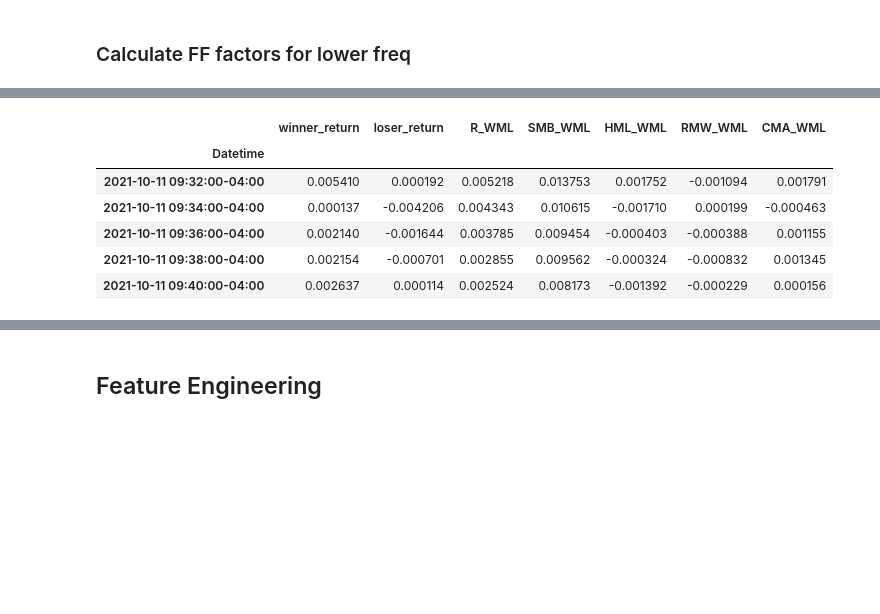
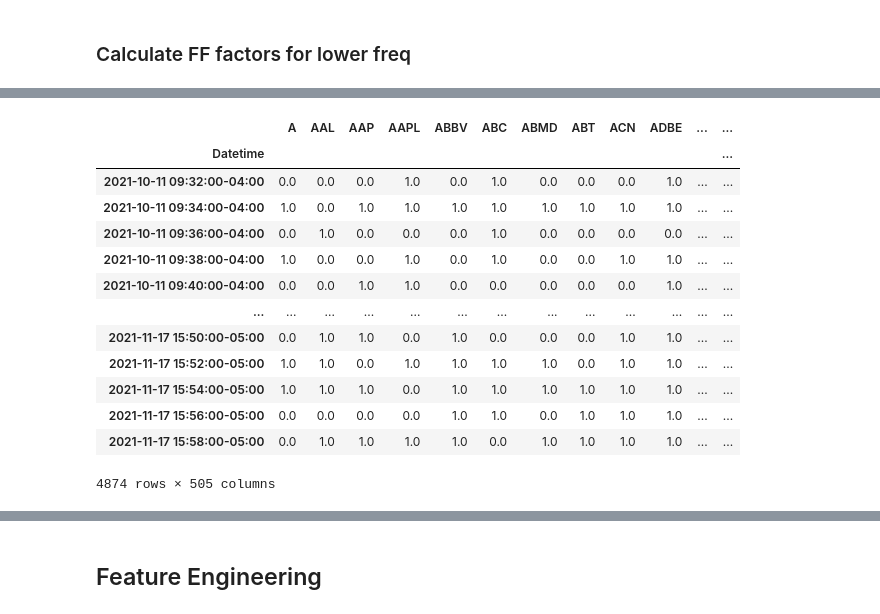
Before and after one commit to DominicRicci/CSS_Project, a Jupyter notebook: CSS100.ipynb, the cells around one changed output, grey strips where cells are left out. Saved outputs shown, nothing was run; the diff lists cells and outputs as text; code cells hidden in the pictures; blank space fills up the shorter version.

```diff
--- a/CSS100.ipynb
+++ b/CSS100.ipynb
@@ -383,0 +391,17 @@ def FF_spread_calc(dummies_2m_beaters ,sp500_2m_return, FF_info):
+# %%
+dummies_2m_beaters
+# %% [output]
+|  | A | AAL | AAP | AAPL | ABBV | ABC | ABMD | ABT | ACN | ADBE | ... | ... |
+| Datetime |  |  |  |  |  |  |  |  |  |  |  | ... |
+| 2021-10-11 09:32:00-04:00 | 0.0 | 0.0 | 0.0 | 1.0 | 0.0 | 1.0 | 0.0 | 0.0 | 0.0 | 1.0 | ... | ... |
+| 2021-10-11 09:34:00-04:00 | 1.0 | 0.0 | 1.0 | 1.0 | 1.0 | 1.0 | 1.0 | 1.0 | 1.0 | 1.0 | ... | ... |
+| 2021-10-11 09:36:00-04:00 | 0.0 | 1.0 | 0.0 | 0.0 | 0.0 | 1.0 | 0.0 | 0.0 | 0.0 | 0.0 | ... | ... |
+| 2021-10-11 09:38:00-04:00 | 1.0 | 0.0 | 0.0 | 1.0 | 0.0 | 1.0 | 0.0 | 0.0 | 1.0 | 1.0 | ... | ... |
+| 2021-10-11 09:40:00-04:00 | 0.0 | 0.0 | 1.0 | 1.0 | 0.0 | 0.0 | 0.0 | 0.0 | 0.0 | 1.0 | ... | ... |
+| ... | ... | ... | ... | ... | ... | ... | ... | ... | ... | ... | ... | ... |
+| 2021-11-17 15:50:00-05:00 | 0.0 | 1.0 | 1.0 | 0.0 | 1.0 | 0.0 | 0.0 | 0.0 | 1.0 | 1.0 | ... | ... |
+| 2021-11-17 15:52:00-05:00 | 1.0 | 1.0 | 0.0 | 1.0 | 1.0 | 1.0 | 1.0 | 0.0 | 1.0 | 1.0 | ... | ... |
+| 2021-11-17 15:54:00-05:00 | 1.0 | 1.0 | 1.0 | 0.0 | 1.0 | 1.0 | 1.0 | 1.0 | 1.0 | 1.0 | ... | ... |
+| 2021-11-17 15:56:00-05:00 | 0.0 | 0.0 | 0.0 | 0.0 | 1.0 | 1.0 | 0.0 | 1.0 | 1.0 | 1.0 | ... | ... |
+| 2021-11-17 15:58:00-05:00 | 0.0 | 1.0 | 1.0 | 1.0 | 1.0 | 0.0 | 1.0 | 1.0 | 1.0 | 1.0 | ... | ... |
+4874 rows × 505 columns
@@ -384,12 +410,4 @@ def FF_spread_calc(dummies_2m_beaters ,sp500_2m_return, FF_info):
 # %%
 #WML.to_csv("winner_loser_spread_data.csv")
 WML = pd.read_csv("data/winner_loser_spread_data.csv", index_col = 0)
-WML.head()
+WML["Rm-Rf"] = Rm_Rf_test
-# %% [output]
-|  | winner_return | loser_return | R_WML | SMB_WML | HML_WML | RMW_WML | CMA_WML |
-| Datetime |  |  |  |  |  |  |  |
-| 2021-10-11 09:32:00-04:00 | 0.005410 | 0.000192 | 0.005218 | 0.013753 | 0.001752 | -0.001094 | 0.001791 |
-| 2021-10-11 09:34:00-04:00 | 0.000137 | -0.004206 | 0.004343 | 0.010615 | -0.001710 | 0.000199 | -0.000463 |
-| 2021-10-11 09:36:00-04:00 | 0.002140 | -0.001644 | 0.003785 | 0.009454 | -0.000403 | -0.000388 | 0.001155 |
-| 2021-10-11 09:38:00-04:00 | 0.002154 | -0.000701 | 0.002855 | 0.009562 | -0.000324 | -0.000832 | 0.001345 |
-| 2021-10-11 09:40:00-04:00 | 0.002637 | 0.000114 | 0.002524 | 0.008173 | -0.001392 | -0.000229 | 0.000156 |
```
Also changed, not shown: parts of 20 cells of this notebook.
